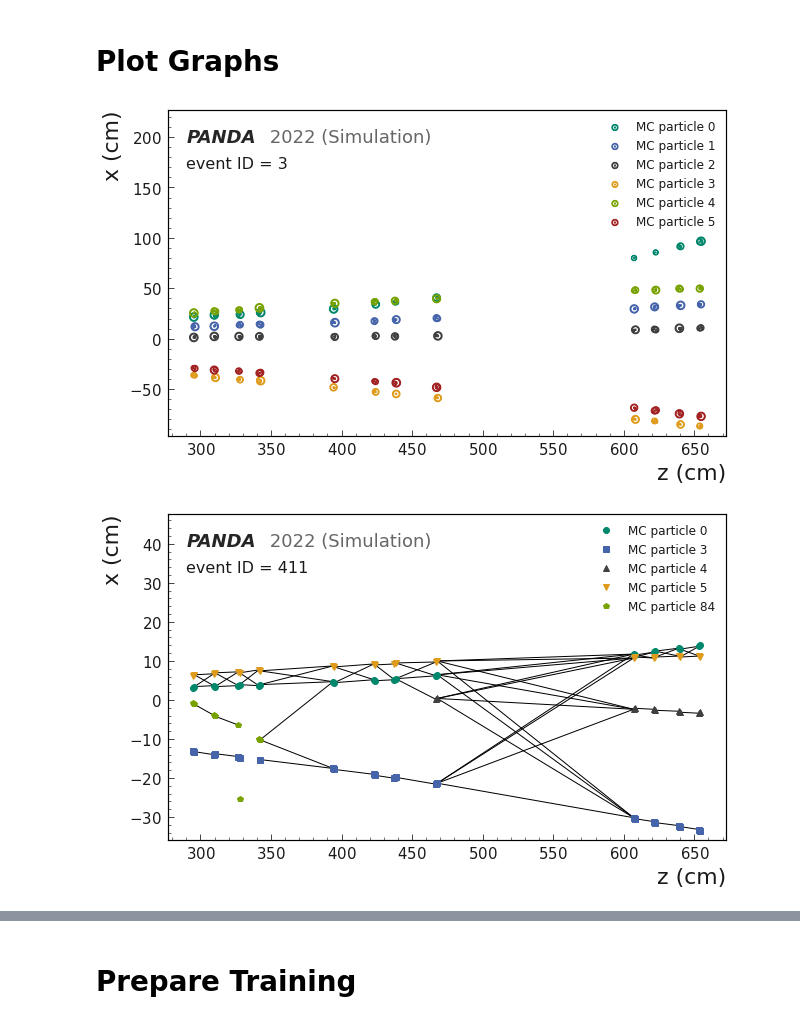
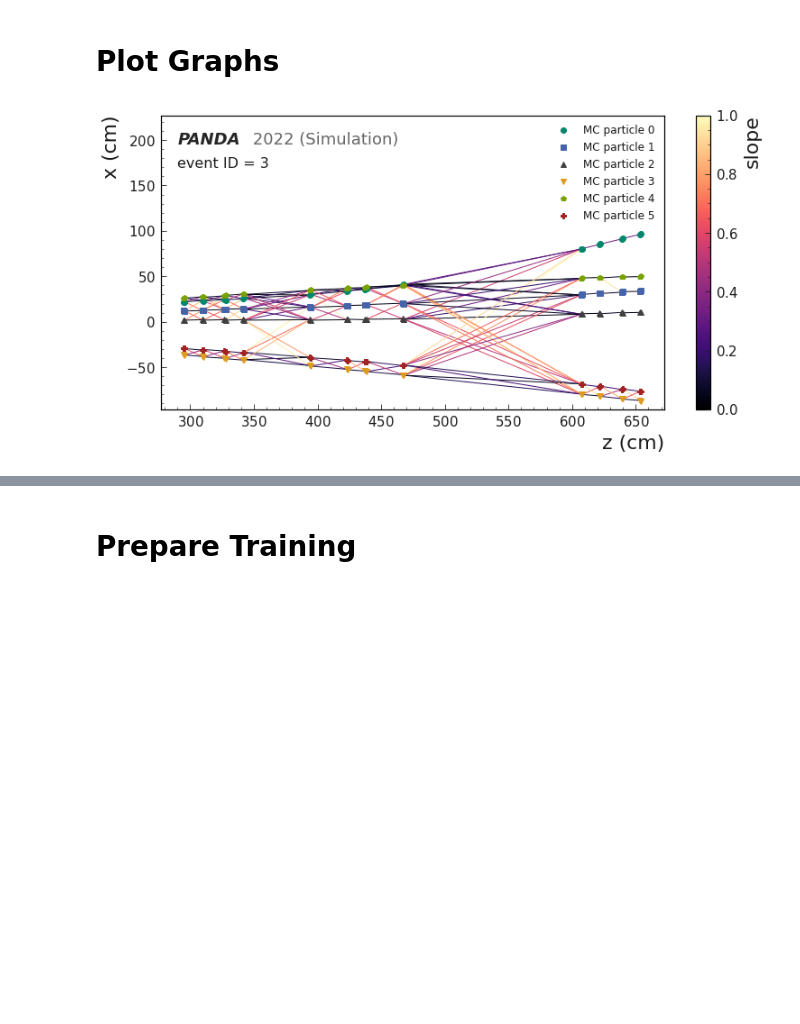
Before and after one commit to grheine/IN_hls4ml, a Jupyter notebook: IN_pipeline.ipynb, the cells around one changed output, grey strips where cells are left out. Saved outputs shown, nothing was run; the diff lists cells and outputs as text; code cells hidden in the pictures; blank space fills up the shorter version.

Commit message:
improvement of plots, small bug fixes

```diff
--- a/IN_pipeline.ipynb
+++ b/IN_pipeline.ipynb
@@ -82,32 +106,21 @@ graph_dir = f'{in_dir}_pzmin_{pz_min}_slopemax_{slope_max}'
 # %%
 %%time
 
-data = build_graphs(raw,end=30000, shuffle=True,  pz_min=pz_min, remove_duplicates=True, slope=slope_max)
+data = build_graphs(raw,end=30000, shuffle=True,  pz_min=pz_min, remove_duplicates=True, slope=slope_max, graph_dir=graph_dir)
 create_g = False
 
 if create_g:
-    os.makedirs(graph_dir, exist_ok=True)
-    graphs = data.create_graph_list(node_dim=node_dim, edge_dim=edge_dim, minlayer=0, maxlayer=24)
-    targets = []
-
-    data_paths = [i for i in (os.path.join(graph_dir, f) for f in os.listdir(graph_dir)) if os.path.isfile(i)]
-    for f in data_paths:
-        os.remove(f)
-
-    for graph in graphs:
-        evID = graph.pid.index.unique()[0]
-        x, edge_attr, edge_index, y, pid = graph
-        targets.append(y)
-        arr = np.asanyarray([x, edge_attr, edge_index, y, pid], dtype=object)
-
-        np.save(os.path.join(graph_dir, f'graph_{evID}.npy'), arr)
+    graphs = data.create_graph_list(node_dim=node_dim, edge_dim=edge_dim, minlayer=minlayer, maxlayer=maxlayer)
     print(f'graphs saved to {graph_dir}')
 
-    targets = np.concatenate(targets)
-    print(f'signal fraction true/all edges: {np.sum(targets)/len(targets)}')
+    Nedges, Ntrue = 0,0
+    for g in graphs:
+        Nedges += len(g.y)
+        Ntrue += sum(g.y)
+    print(f'Nedges: {Nedges}, Ntrue: {Ntrue}, Ntrue/Nedges: {Ntrue/Nedges}, meanNedges: {Nedges/nevents}')
 
 else:
-    graphs = load_graphs(graph_dir, n_graphs='all', node_dim=2, edge_dim=2) #load n random sample graphs
+    graphs = load_graphs(graph_dir, n_graphs=nevents, node_dim=2, edge_dim=2) #load n random sample graphs
 
 #show preprocessed data
 data.events.sort_index()
@@ -181,15 +223,17 @@ Wall time: 5.25 µs
 # Plot Graphs
 # %%
 %%time
-evID = np.random.randint(nevents)
+# evID = np.random.randint(nevents)
 evID = 3
+plot_graphs=True
 
-hits = data.events.loc[evID]
-graph = graphs[evID]
+if plot_graphs:
 
-plotevent = plot_event(hits, graph=graph, shift=.14, scale=1.6)
-plotevent.plot_eventdisplay()
-plotevent.plot_graphdisplay()
+    hits = data.events.loc[evID]
+    graph = graphs[evID]
+
+    plotevent = plot_event(hits, graph=graph, shift=.14, scale=1.6, name=run)
+    # plotevent.plot_eventdisplay()
+    plotevent.plot_graphdisplay(pz_min=pz_min, slope_max=slope_max, show_slope=True, colormap='magma', reverse_cm=False)
 # %% [output]
-[figure, old version]
+[figure, new version]
-[figure, removed]
```
Also changed, not shown: parts of 16 cells of this notebook, 6 other files.
